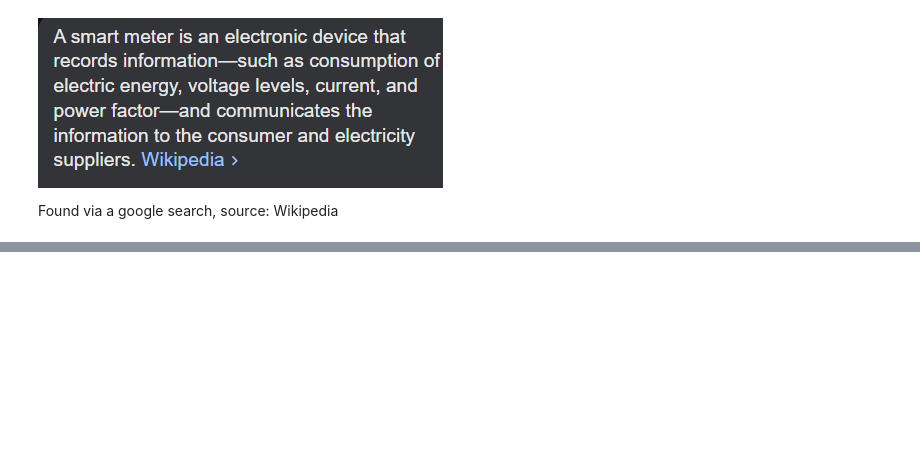
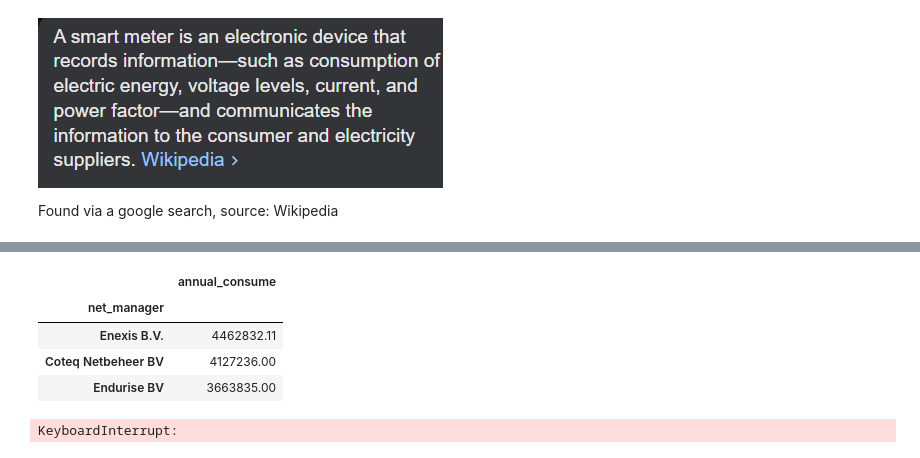
Before and after one commit to jehuhta/Intro_Data_Analytics_Huhta_Jeremy_Spring2025, a Jupyter notebook: Exercises_3_Seaborn/5_Advanced_Exercise_Extra_Dataset.ipynb, the cells around one changed output, grey strips where cells are left out. Cells and saved outputs as stored; diff of their text form; code cells hidden in the pictures; blank space fills up the shorter version.

```diff
--- a/Exercises_3_Seaborn/5_Advanced_Exercise_Extra_Dataset.ipynb
+++ b/Exercises_3_Seaborn/5_Advanced_Exercise_Extra_Dataset.ipynb
@@ -375,0 +230,22 @@ I believe that the main way to receive more insight from this dataset would be t
+# %%
+# Let's see what the sum of the consumption is for this sample.
+annual_groupby = df.groupby(['net_manager'])[['annual_consume']].sum()
+annual_groupby.sort_values('annual_consume', ascending=False)
+
+# THIS IS A SAMPLE, this DOES NOT mean that Enexis has overall have more annual consumption.
+# Just that in this sample, that each row has on average MORE annual consumption
+# (since the distribution is completely even. THEY ALL have the same # of rows.)
+# %% [output]
+|  | annual_consume |
+| net_manager |  |
+| Enexis B.V. | 4462832.11 |
+| Coteq Netbeheer BV | 4127236.00 |
+| Endurise BV | 3663835.00 |
+# %%
+# The average % of active connections for each net manager.
+annual_groupby = df.groupby(['net_manager'])[['perc_of_active_connections']].mean()
+annual_groupby = annual_groupby.sort_values('perc_of_active_connections', ascending=False)
+
+sns.histplot(annual_groupby)
+# %% [output]
+KeyboardInterrupt:
```
Also changed, not shown: parts of 34 cells of this notebook, 4 other files.
